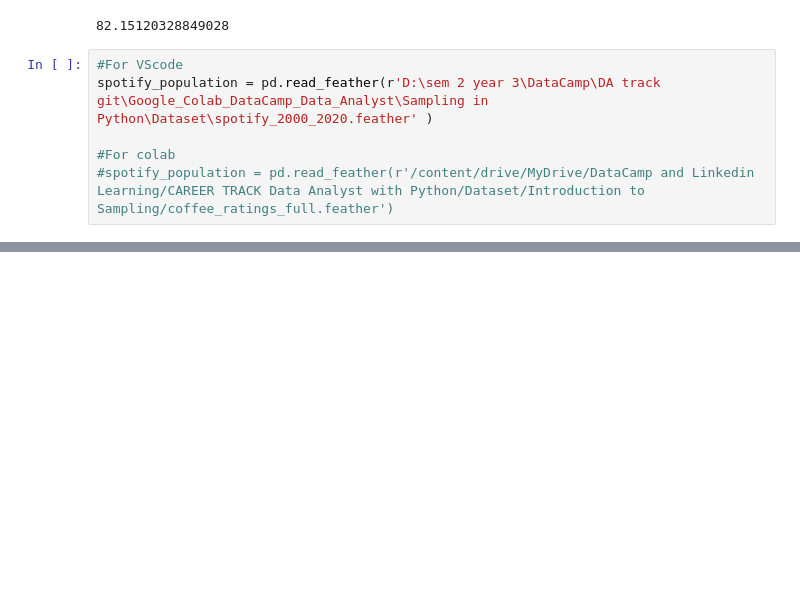
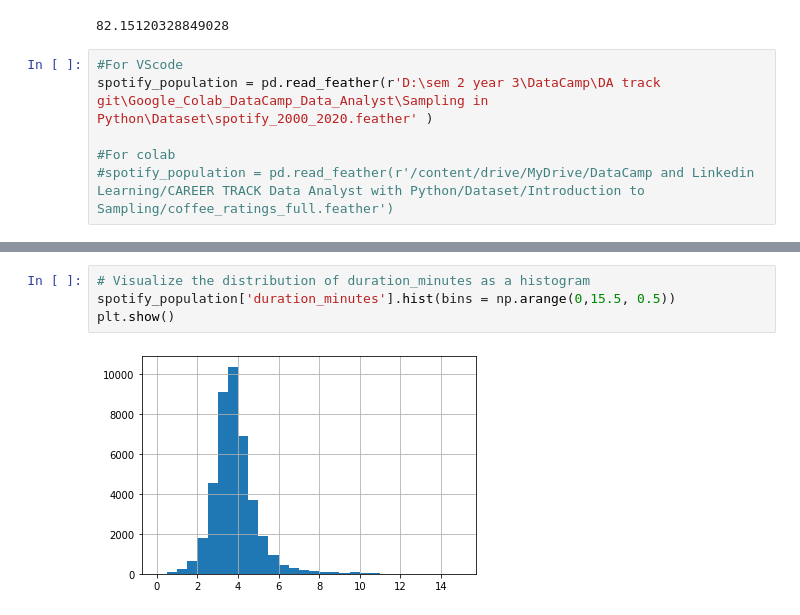
Before and after one commit to TinChung41/Google_Colab_DataCamp_Data_Analyst, a Jupyter notebook: Sampling in Python/Sampling_in_Python_1_Introduction_to_Sampling.ipynb, the cells around one changed output, grey strips where cells are left out. Saved outputs shown, nothing was run; the diff lists cells and outputs as text; blank space fills up the shorter version.

```diff
--- a/Sampling in Python/Sampling_in_Python_1_Introduction_to_Sampling.ipynb
+++ b/Sampling in Python/Sampling_in_Python_1_Introduction_to_Sampling.ipynb
@@ -50,0 +76,6 @@ np.mean()
+# %%
+# Visualize the distribution of duration_minutes as a histogram
+spotify_population['duration_minutes'].hist(bins = np.arange(0,15.5, 0.5))
+plt.show()
+# %% [output]
+[figure, added]
```
Also changed, not shown: parts of 8 cells of this notebook.
